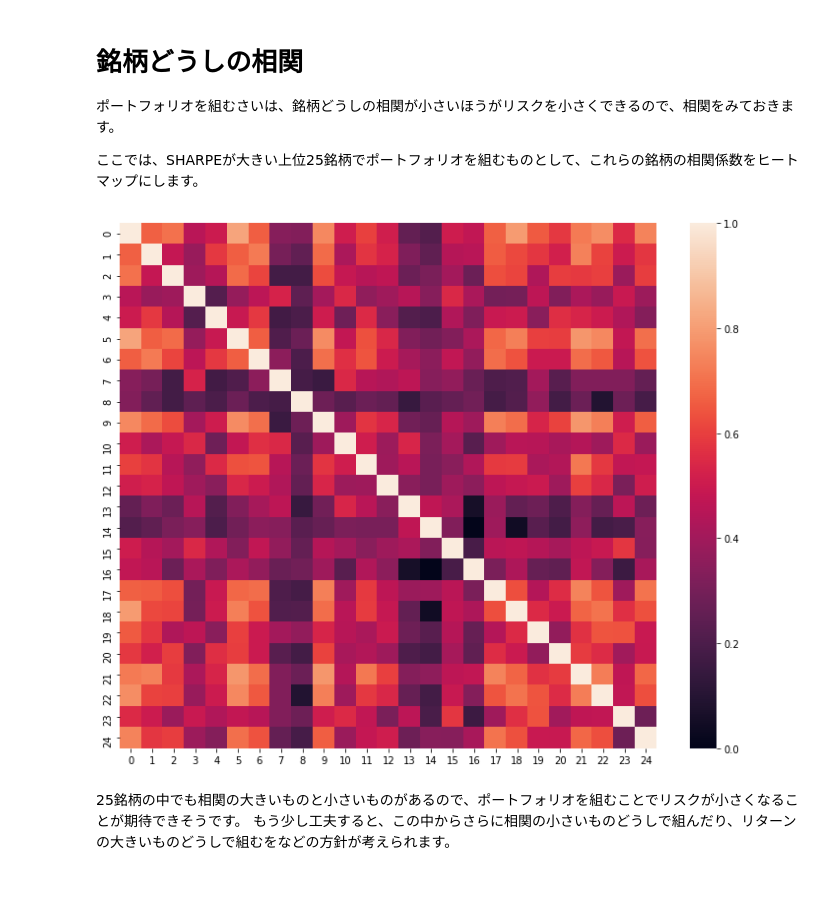
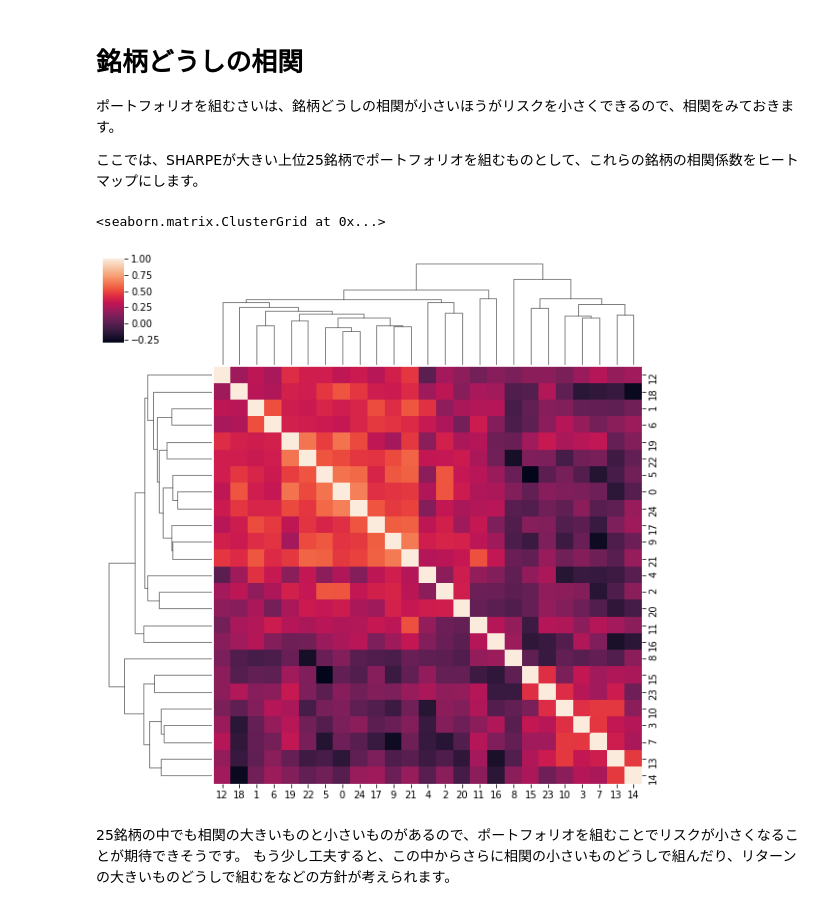
Before and after one commit to bilzard/JQuants-news, a Jupyter notebook: 002_optimum_portfolio.ipynb, the cells around one changed output. Cells and saved outputs as stored; diff of their text form; code cells hidden in the pictures.

```diff
--- a/002_optimum_portfolio.ipynb
+++ b/002_optimum_portfolio.ipynb
@@ -166,5 +156,5 @@ df_per_instruments = df_per_instruments[filter_outlier]
 # %%
-df_return = df_per_instruments.pct_change(7).fillna(0)
+df_return = df_per_instruments.bfill().pct_change(5).fillna(0)
 # %% [markdown]
 マーケットのリターンを求めます。ここでは全銘柄のリターンの中央値をマーケットのリターンとします。
 # %%
@@ -244,10 +256,10 @@ Int64Index([4477, 2150, 3998, 6095, 6070, 3788, 3663, 3962, 4308, 2484, 4488, 69
 ここでは、SHARPEが大きい上位25銘柄でポートフォリオを組むものとして、これらの銘柄の相関係数をヒートマップにします。
 # %%
 fig, ax = plt.subplots(1, 1, figsize=(10, 8))
-sns.heatmap(np.corrcoef(df_return.loc[:,list(df_instrument.sort_values('SHARPE', ascending=False).head(25).index)].T), ax=ax, vmin=0, vmax=1)
-plt.tight_layout()
+sns.clustermap(np.corrcoef(df_return.loc[filter_date,list(df_instrument.sort_values('SHARPE', ascending=False).head(25).index)].T))
 # %% [output]
+<seaborn.matrix.ClusterGrid at 0x...>
-[figure, old version]
+[figure, new version]
 # %% [markdown]
 25銘柄の中でも相関の大きいものと小さいものがあるので、ポートフォリオを組むことでリスクが小さくなることが期待できそうです。
 もう少し工夫すると、この中からさらに相関の小さいものどうしで組んだり、リターンの大きいものどうしで組むをなどの方針が考えられます。
```
Also changed, not shown: parts of 21 cells of this notebook.
